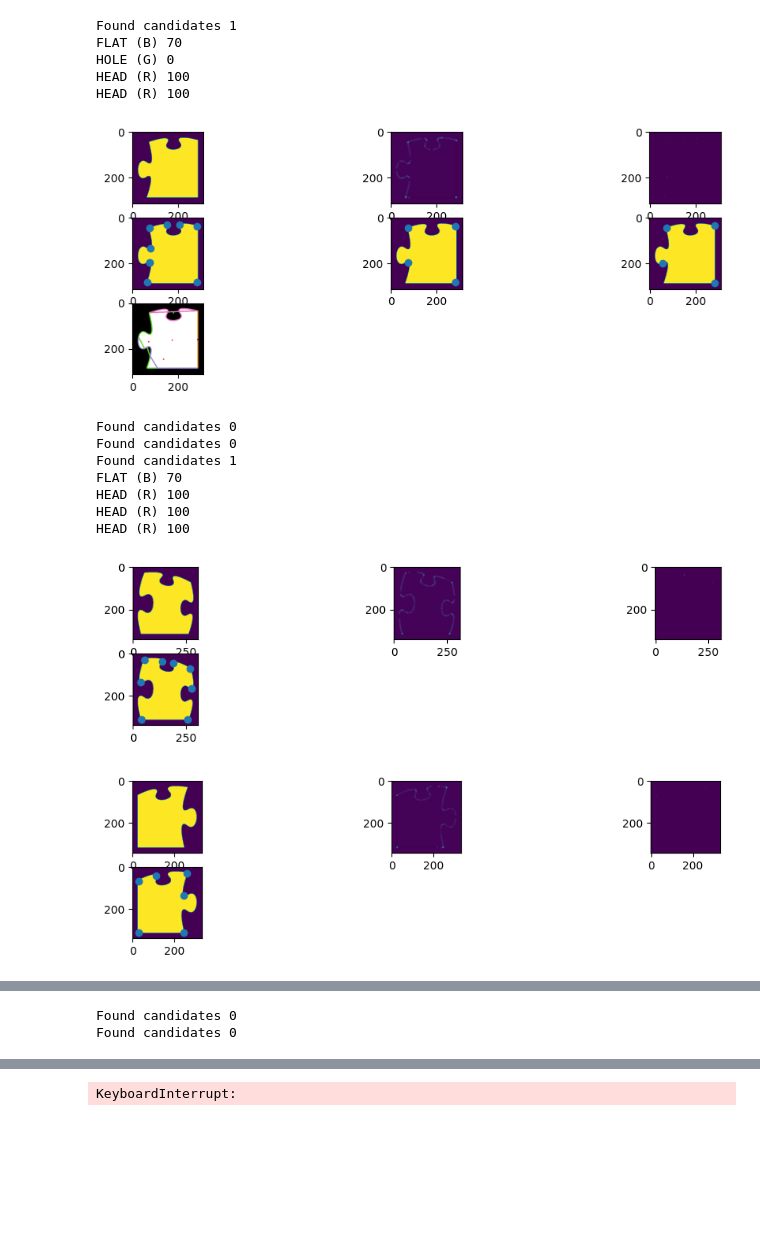
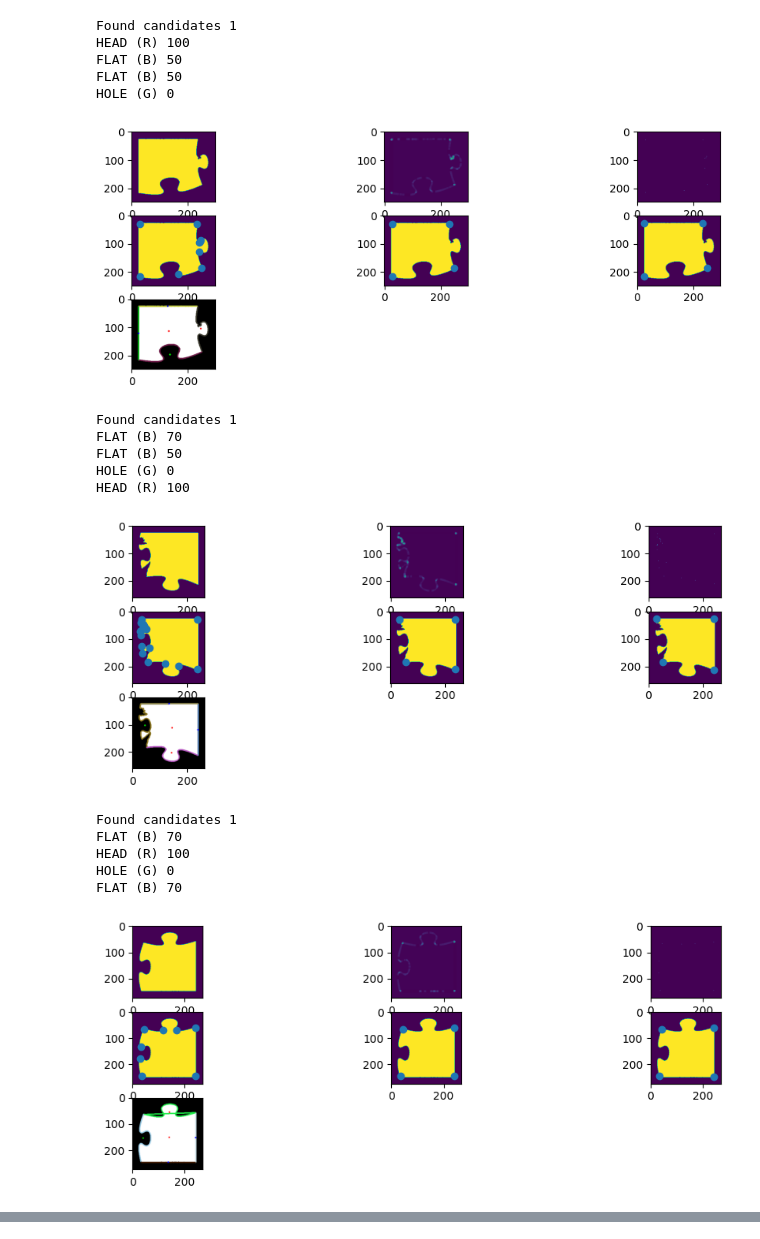
Before and after one commit to DiegoSaragozaSilva/jigsolver, a Jupyter notebook: src/a.ipynb, the cells around one changed output, grey strips where cells are left out. Drawn from its saved outputs; the diff is of its cells as text; code cells hidden in the pictures; blank space fills up the shorter version.

Commit message:
fix: solving for sample 4

```diff
--- a/src/a.ipynb
+++ b/src/a.ipynb
@@ -9,7 +9,7 @@ from jigsaw import *
 
 
 def main():
-    jigsaw_image = cv2.imread("../jigsaw-samples/sample_4.png")
+    jigsaw_image = cv2.imread("../jigsaw-samples/sample_2.png")
 
     preprocessor = Preprocessor(debug_mode=True)
     processed_jigsaw_image = preprocessor.process(jigsaw_image)
@@ -28,15 +28,18 @@ main()
 Found candidates 1
-FLAT (B) 70
+HEAD (R) 100
+FLAT (B) 50
+FLAT (B) 50
 HOLE (G) 0
-HEAD (R) 100
-HEAD (R) 100
-[figure, old version]
+[figure, new version]
-Found candidates 0
-Found candidates 0
 Found candidates 1
 FLAT (B) 70
+FLAT (B) 50
+HOLE (G) 0
 HEAD (R) 100
-HEAD (R) 100
-HEAD (R) 100
-[figure, old version]
+[figure, new version]
+Found candidates 1
+FLAT (B) 70
+HEAD (R) 100
+HOLE (G) 0
+FLAT (B) 70
-[figure, old version]
+[figure, new version]
@@ -44,2 +51,0 @@ HEAD (R) 100
-Found candidates 0
-Found candidates 0
@@ -49 +64,0 @@ Found candidates 0
-KeyboardInterrupt:
```
Also changed, not shown: parts of 1 cell of this notebook, 9 other files.
